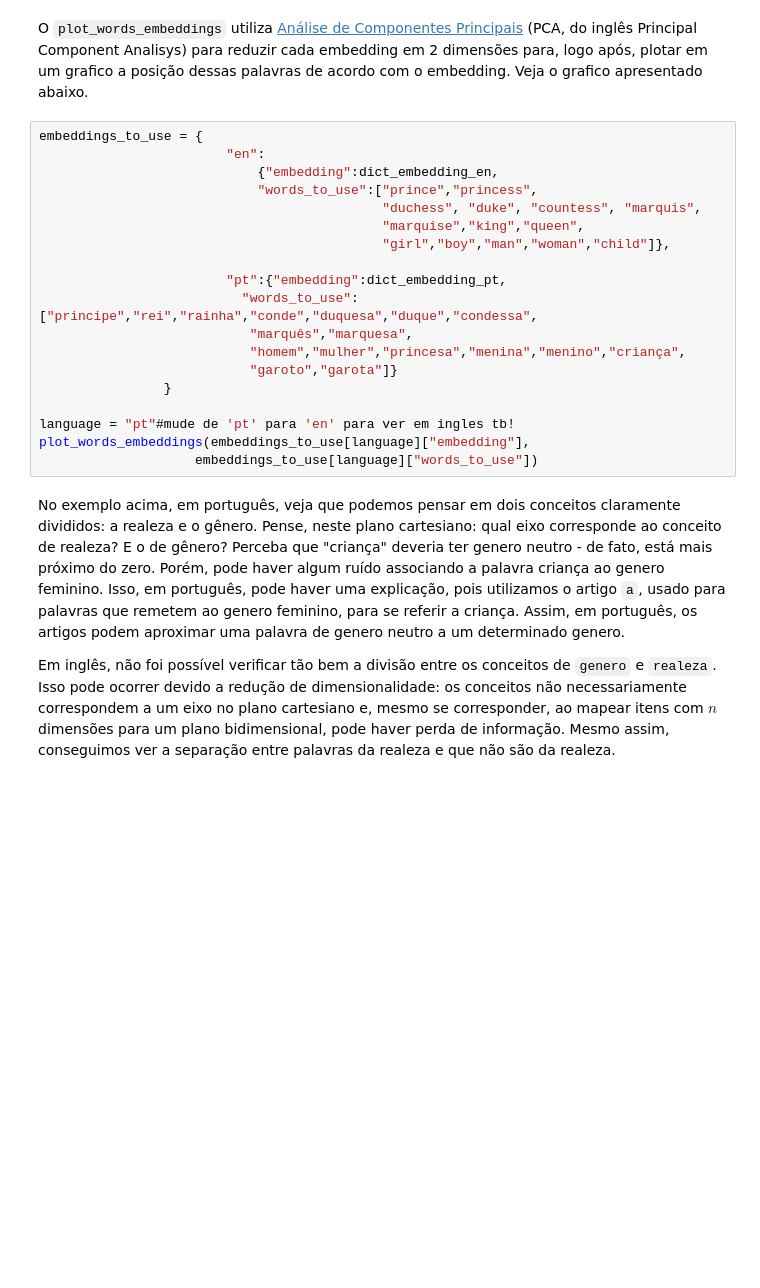
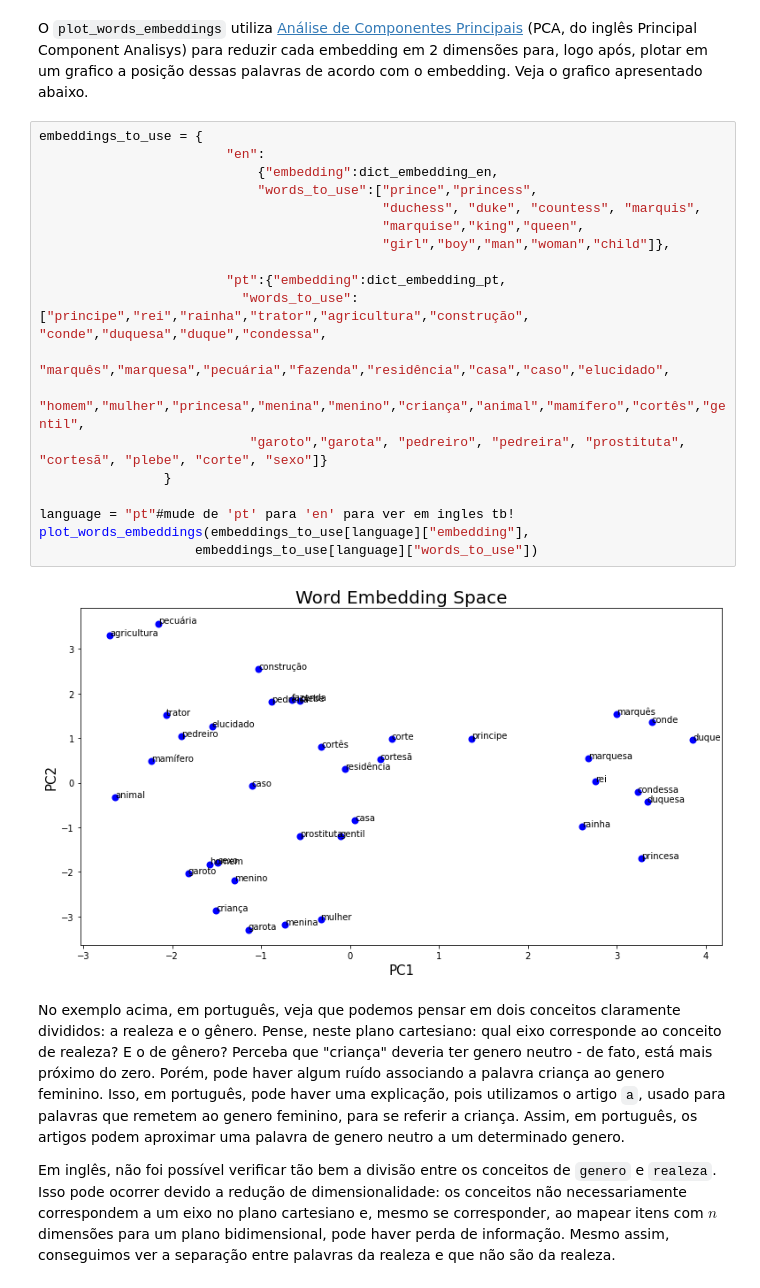
Before and after one commit to DiegoAscanio/ap-de-maquina-embedding, a Jupyter notebook: Especificacao - Representacoes Textuais e Ap de Maquina.ipynb, the cells around one changed output. Saved outputs shown, nothing was run; the diff lists cells and outputs as text; blank space fills up the shorter version.

```diff
--- a/Especificacao - Representacoes Textuais e Ap de Maquina.ipynb
+++ b/Especificacao - Representacoes Textuais e Ap de Maquina.ipynb
@@ -126,22 +164,24 @@ O `plot_words_embeddings` utiliza [Análise de Componentes Principais](https://p
 # %%
 embeddings_to_use = {
                         "en":
                             {"embedding":dict_embedding_en,
                             "words_to_use":["prince","princess",
                                             "duchess", "duke", "countess", "marquis",
                                             "marquise","king","queen",
                                             "girl","boy","man","woman","child"]},
 
                         "pt":{"embedding":dict_embedding_pt,
-                          "words_to_use":["principe","rei","rainha","conde","duquesa","duque","condessa",
-                           "marquês","marquesa",
-                           "homem","mulher","princesa","menina","menino","criança",
-                           "garoto","garota"]}
+                          "words_to_use":["principe","rei","rainha","trator","agricultura","construção", "conde","duquesa","duque","condessa",
+                           "marquês","marquesa","pecuária","fazenda","residência","casa","caso","elucidado",
+                           "homem","mulher","princesa","menina","menino","criança","animal","mamífero","cortês","gentil",
+                           "garoto","garota", "pedreiro", "pedreira", "prostituta", "cortesã", "plebe", "corte", "sexo"]}
                 }
 
 language = "pt"#mude de 'pt' para 'en' para ver em ingles tb!
 plot_words_embeddings(embeddings_to_use[language]["embedding"],
                     embeddings_to_use[language]["words_to_use"])
+# %% [output]
+[figure, added]
 # %% [markdown]
 No exemplo acima, em português, veja que podemos pensar em dois conceitos claramente divididos: a realeza e o gênero. Pense, neste plano cartesiano: qual eixo corresponde ao conceito de realeza? E o de gênero? Perceba que "criança" deveria ter genero neutro - de fato, está mais próximo do zero. Porém, pode haver algum ruído associando a palavra criança ao genero feminino. Isso, em português, pode haver uma explicação, pois utilizamos  o artigo `a`, usado para palavras que remetem ao genero feminino, para se referir a criança. Assim, em português, os artigos podem aproximar uma palavra de genero neutro a um determinado genero.
 
```
Also changed, not shown: parts of 32 cells of this notebook, 3 other files.
